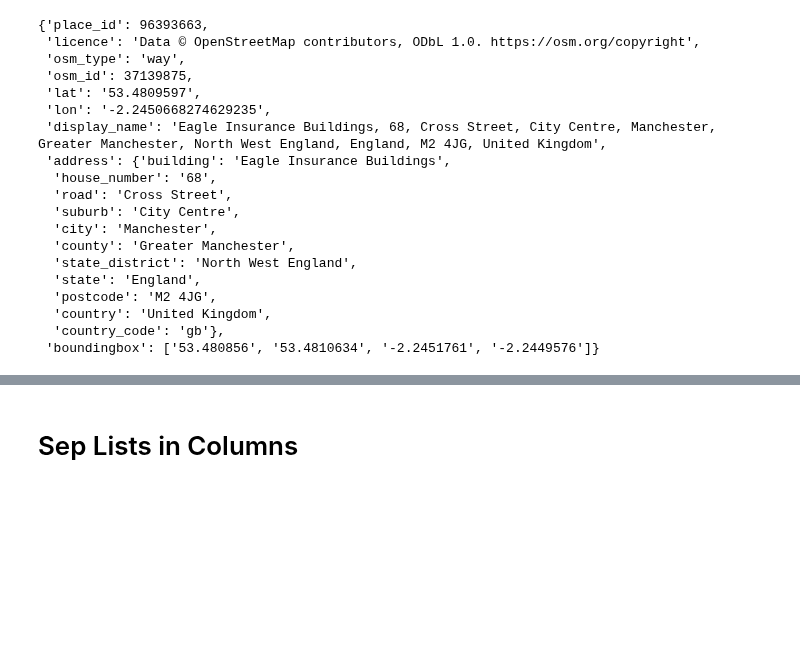
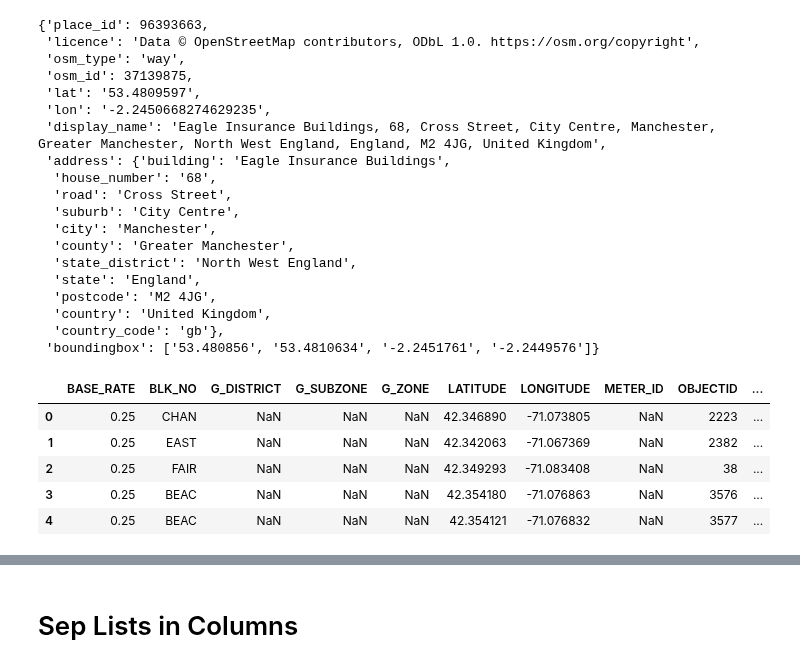
Before and after one commit to viymak/data-cleaning-python, a Jupyter notebook: Boston_Parking.ipynb, the cells around one changed output, grey strips where cells are left out. Drawn from its saved outputs; the diff is of its cells as text; code cells hidden in the pictures; blank space fills up the shorter version.

```diff
--- a/Boston_Parking.ipynb
+++ b/Boston_Parking.ipynb
@@ -197,4 +177,4 @@ Syntax: *`dataframe`*`.merge(`*`dataframe_2`*`, how = "")`   (Default is inner m
 #We will merge charlestown_pay & charlestown_locations
 charlestown_meters = charlestown_pay.merge(charlestown_locations, how="outer")
 # %%
-boston_meters.append(charlestown_meters, sort=True)
+all_meters = light_meters.append(charlestown_meters, sort=True)
@@ -245,6 +208,8 @@ Some additional methods include `str.startswith("")` and `str.endswith("")`
 # let's find out what meters don't require payment on saturdays
 # we have included the optional parameter "na=False" to exclude no data values, which can neither be true nor false
 
-free_saturdays = boston_meters[~ boston_meters['PAY_POLICY'].str.contains('SAT', na=False)]
+free_saturdays = all_meters[~ all_meters['PAY_POLICY'].str.contains('SAT', na=False)]
 print(free_saturdays)
+
+free_saturday = pd.DataFrame(free_saturdays).reset_index(drop=True)
 # %% [output]
@@ -292,4 +257,15 @@ location.raw
   'country': 'United Kingdom',
   'country_code': 'gb'},
  'boundingbox': ['53.480856', '53.4810634', '-2.2451761', '-2.2449576']}
+# %%
+#create a dataframe geometry column which combines lat and long
+free_saturday["geom"] = free_saturday["LATITUDE"].map(str) + "," + free_saturday["LONGITUDE"].map(str)
+free_saturday.head()
+# %% [output]
+|  | BASE_RATE | BLK_NO | G_DISTRICT | G_SUBZONE | G_ZONE | LATITUDE | LONGITUDE | METER_ID | OBJECTID | ... |
+| 0 | 0.25 | CHAN | NaN | NaN | NaN | 42.346890 | -71.073805 | NaN | 2223 | ... |
+| 1 | 0.25 | EAST | NaN | NaN | NaN | 42.342063 | -71.067369 | NaN | 2382 | ... |
+| 2 | 0.25 | FAIR | NaN | NaN | NaN | 42.349293 | -71.083408 | NaN | 38 | ... |
+| 3 | 0.25 | BEAC | NaN | NaN | NaN | 42.354180 | -71.076863 | NaN | 3576 | ... |
+| 4 | 0.25 | BEAC | NaN | NaN | NaN | 42.354121 | -71.076832 | NaN | 3577 | ... |
 # %%
```
Also changed, not shown: parts of 8 cells of this notebook.
